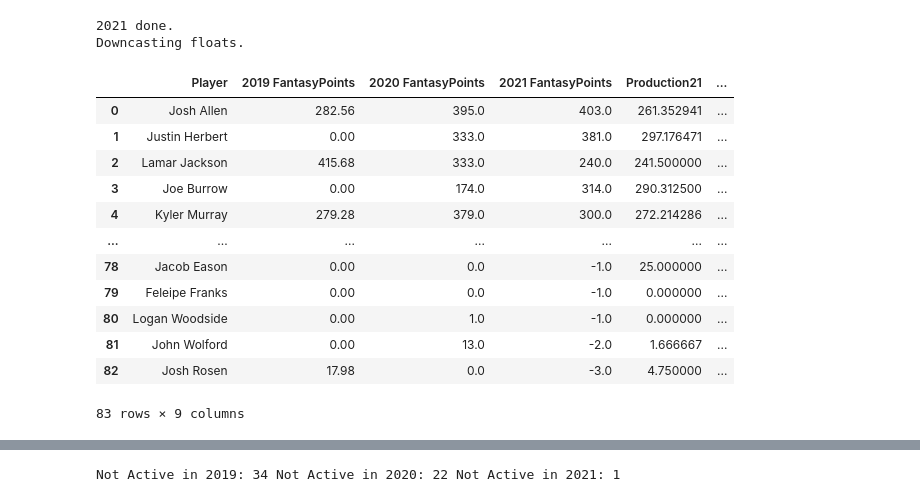
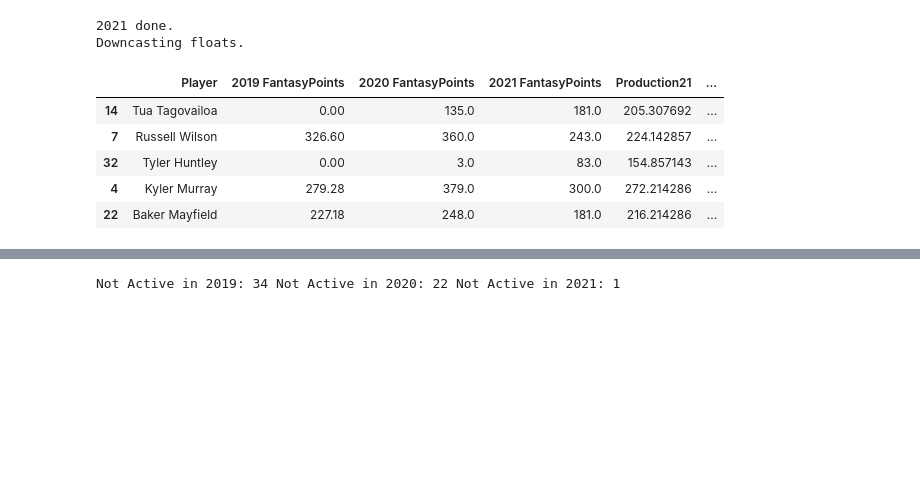
Before and after one commit to JessePRN/FantasyFootballAIAssist, a Jupyter notebook: Lynne/NFL_Fantasy_model_Tuner_QB.ipynb, the cells around one changed output, grey strips where cells are left out. Cells and saved outputs as stored; diff of their text form; code cells hidden in the pictures; blank space fills up the shorter version.

```diff
--- a/Lynne/NFL_Fantasy_model_Tuner_QB.ipynb
+++ b/Lynne/NFL_Fantasy_model_Tuner_QB.ipynb
@@ -117,23 +117,16 @@ Downcasting floats.
 # %%
 # Correct "inf" and "-inf" values
 # Replace infinite updated data with 'drop'
 # drop these rows from what will become our result set
 adp_scope.replace([np.inf, -np.inf], 'drop', inplace=True)
 res = adp_scope[~adp_scope.eq('drop').any(1)]
 adp_scope  = res
-adp_scope
+adp_scope.sample(5)
 # %% [output]
 |  | Player | 2019 FantasyPoints | 2020 FantasyPoints | 2021 FantasyPoints | Production21 | ... |
-| 0 | Josh Allen | 282.56 | 395.0 | 403.0 | 261.352941 | ... |
-| 1 | Justin Herbert | 0.00 | 333.0 | 381.0 | 297.176471 | ... |
-| 2 | Lamar Jackson | 415.68 | 333.0 | 240.0 | 241.500000 | ... |
-| 3 | Joe Burrow | 0.00 | 174.0 | 314.0 | 290.312500 | ... |
+| 14 | Tua Tagovailoa | 0.00 | 135.0 | 181.0 | 205.307692 | ... |
+| 7 | Russell Wilson | 326.60 | 360.0 | 243.0 | 224.142857 | ... |
+| 32 | Tyler Huntley | 0.00 | 3.0 | 83.0 | 154.857143 | ... |
 | 4 | Kyler Murray | 279.28 | 379.0 | 300.0 | 272.214286 | ... |
-| ... | ... | ... | ... | ... | ... | ... |
-| 78 | Jacob Eason | 0.00 | 0.0 | -1.0 | 25.000000 | ... |
-| 79 | Feleipe Franks | 0.00 | 0.0 | -1.0 | 0.000000 | ... |
-| 80 | Logan Woodside | 0.00 | 1.0 | -1.0 | 0.000000 | ... |
-| 81 | John Wolford | 0.00 | 13.0 | -2.0 | 1.666667 | ... |
-| 82 | Josh Rosen | 17.98 | 0.0 | -3.0 | 4.750000 | ... |
+| 22 | Baker Mayfield | 227.18 | 248.0 | 181.0 | 216.214286 | ... |
-83 rows × 9 columns
 # %%
```
Also changed, not shown: parts of 2 cells of this notebook.
